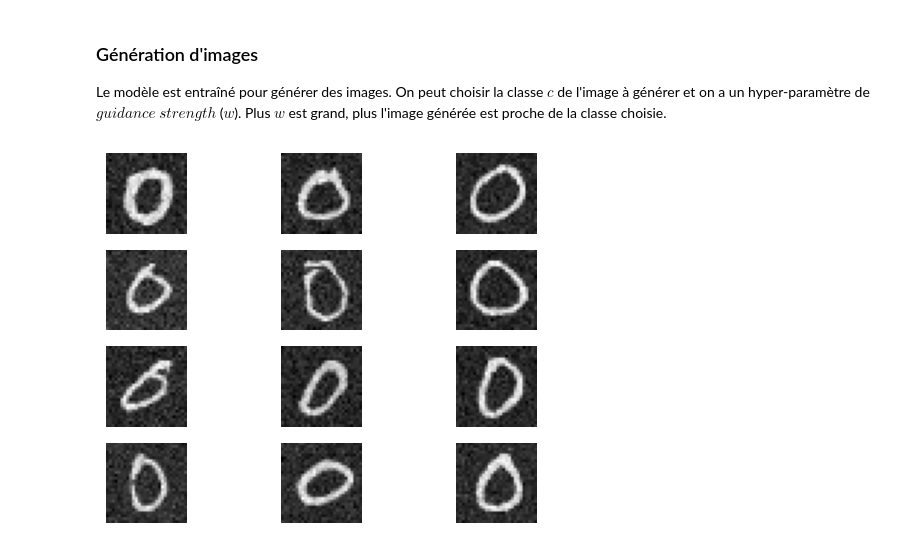
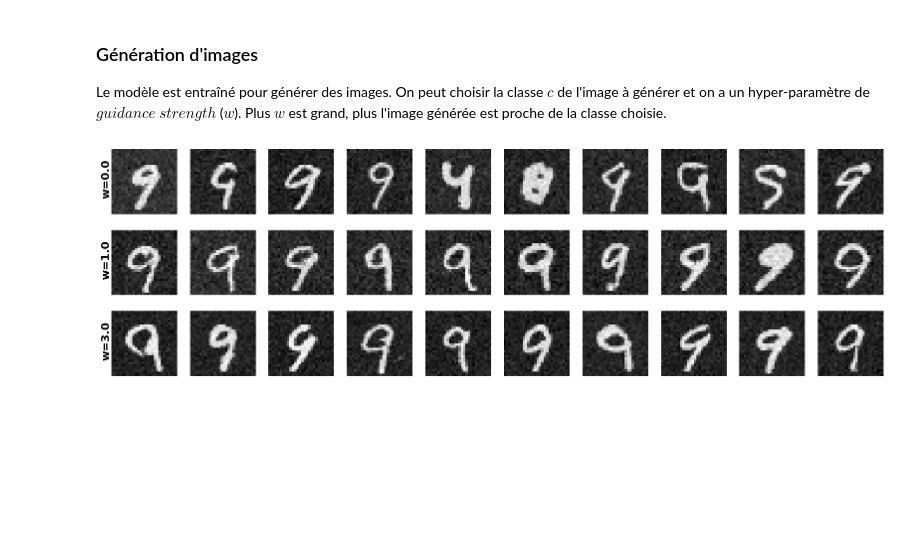
Before and after one commit to NoeGille/Diffusion_MNIST, a Jupyter notebook: conditinal_diffusion_mnist.ipynb, the cells around one changed output. Cells and saved outputs as stored; diff of their text form; code cells hidden in the pictures; blank space fills up the shorter version.

```diff
--- a/conditinal_diffusion_mnist.ipynb
+++ b/conditinal_diffusion_mnist.ipynb
@@ -122,6 +122,6 @@ lr = 1e-3
 criterion = nn.MSELoss()
 optimizer = torch.optim.Adam(model.parameters(), lr=lr)
 patience = 5
-epochs = 200
+epochs = 80
 model = training(model, epochs, criterion, optimizer, loader_train, p_label=0.1, patience=patience)
 # %% [output]
@@ -143,13 +143,15 @@ Epoch: 9, Loss: 0.06596986949443817
 
 Le modèle est entraîné pour générer des images. On peut choisir la classe $c$ de l'image à générer et on a un hyper-paramètre de $guidance$ $strength$ ($w$). Plus $w$ est grand, plus l'image générée est proche de la classe choisie.
 # %%
-fig, axes = plt.subplots(4, 3)
-for j, w in enumerate([0.0, 1.0, 3.0]):
-    samples = model.sampling(1000, c=0, n_samples=4, w=w)
-    for i in range(4):
+n_samples = 10
+guidance_strength = [0.0, 1.0, 3.0]
+fig, axes = plt.subplots(len(guidance_strength), n_samples, figsize=((n_samples*2), len(guidance_strength)*2))
+for j, w in tqdm(enumerate(guidance_strength)):
+    samples = model.sampling(1000, c=9, n_samples=n_samples, w=w)
+    axes[j, 0].text(-5, 20, f"w={w}", fontsize=16,  weight='bold', rotation=90)
+    for i in range(n_samples):
         with torch.no_grad():
-            axes[i, j].imshow(samples[i].squeeze().detach().cpu().numpy(), cmap='gray')
-            axes[i, j].axis('off')
-plt.show()
+            axes[j,i].imshow(samples[i].squeeze().detach().cpu().numpy(), cmap='gray')
+            axes[j,i].axis('off')
 # %% [output]
-[figure, old version]
+[figure, new version]
```
Also changed, not shown: parts of 3 cells of this notebook, 13 other files.
